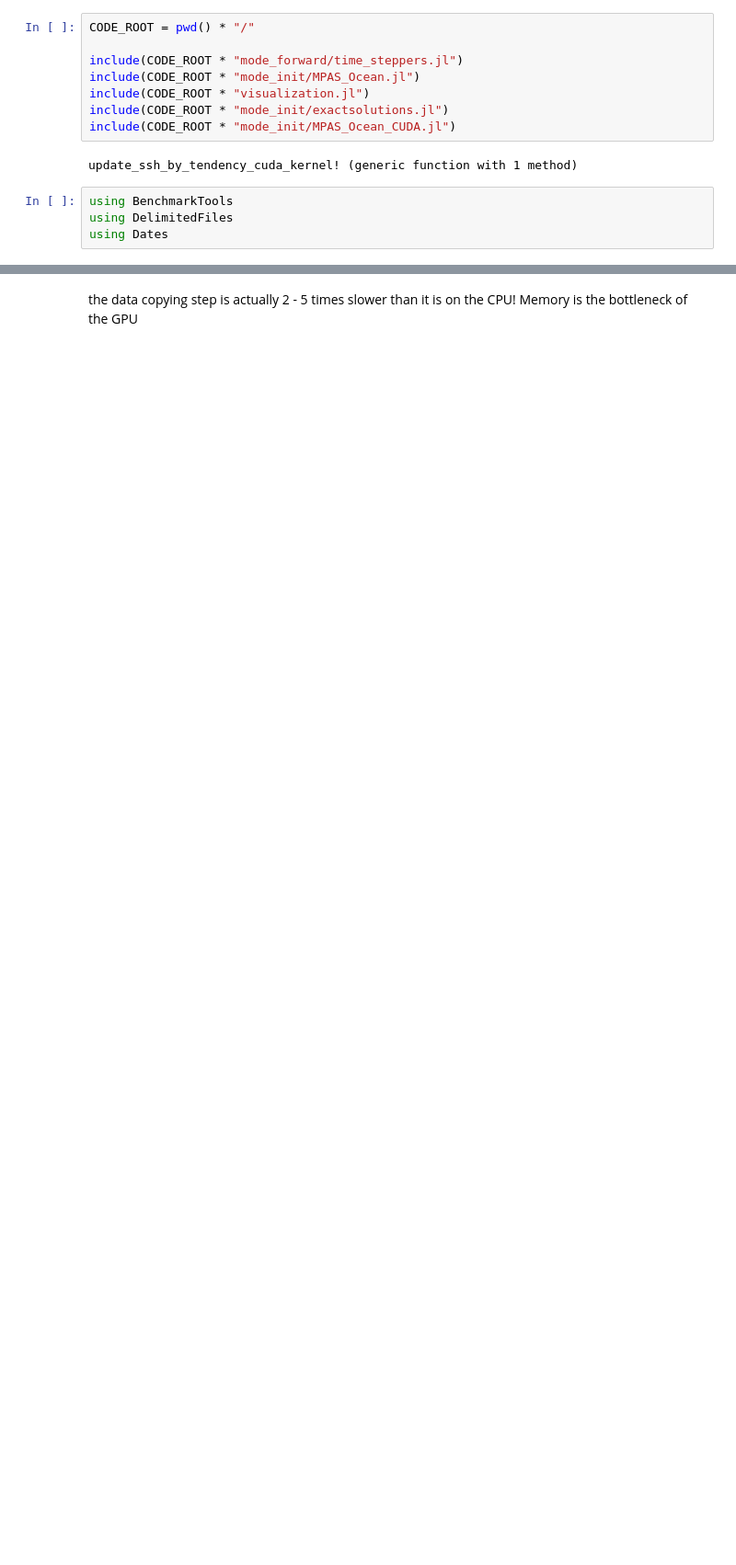
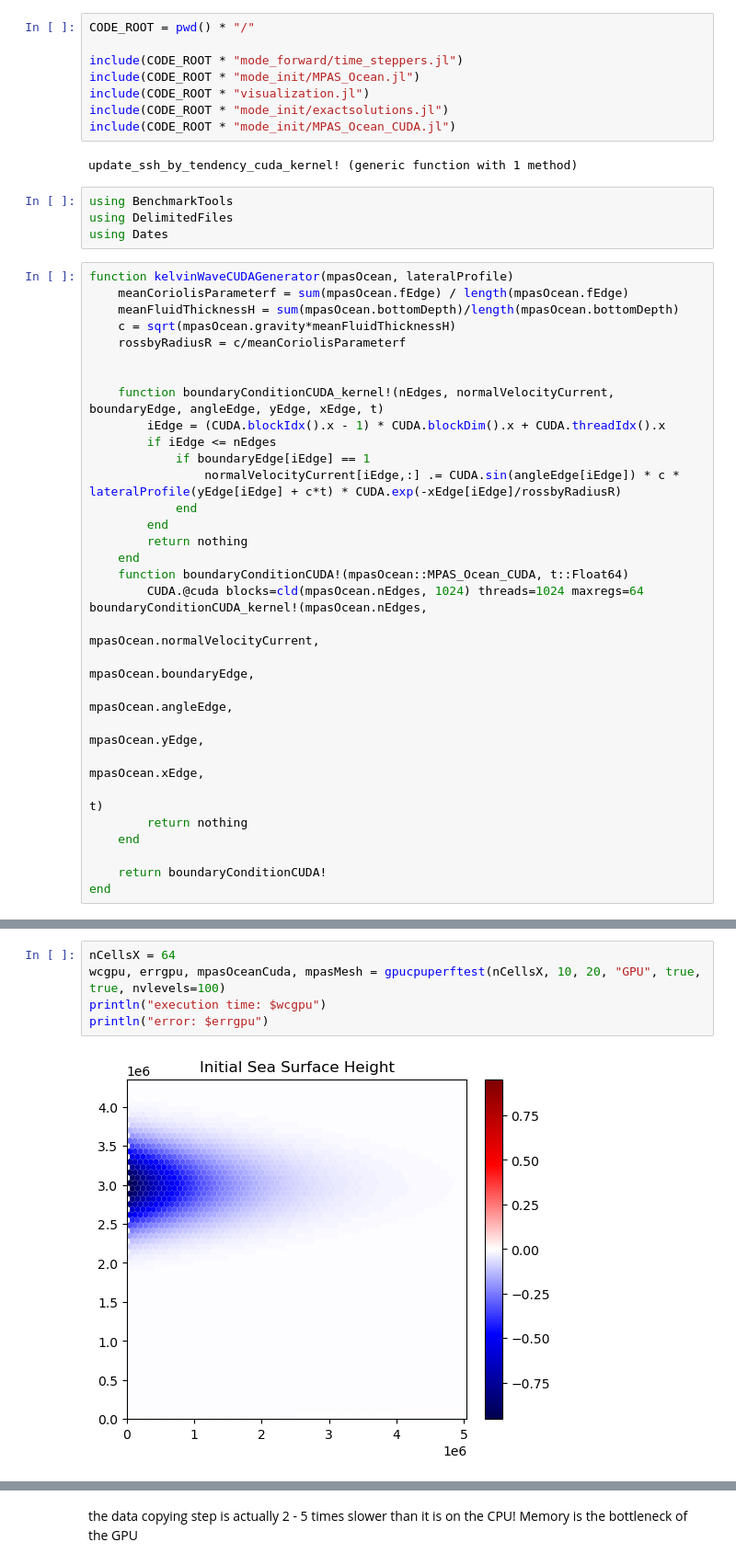
Before and after one commit to robertstrauss/MPAS_Ocean_Julia, a Jupyter notebook: GPU_CPU_performance_comparison_meshes.ipynb, the cells around one changed output, grey strips where cells are left out. Shown at 92% size. Cells and saved outputs as stored; diff of their text form; blank space fills up the shorter version.

```diff
--- a/GPU_CPU_performance_comparison_meshes.ipynb
+++ b/GPU_CPU_performance_comparison_meshes.ipynb
@@ -12,3 +12,33 @@ update_ssh_by_tendency_cuda_kernel! (generic function with 1 method)
 using BenchmarkTools
 using DelimitedFiles
 using Dates
+# %%
+function kelvinWaveCUDAGenerator(mpasOcean, lateralProfile)
+    meanCoriolisParameterf = sum(mpasOcean.fEdge) / length(mpasOcean.fEdge)
+    meanFluidThicknessH = sum(mpasOcean.bottomDepth)/length(mpasOcean.bottomDepth)
+    c = sqrt(mpasOcean.gravity*meanFluidThicknessH)
+    rossbyRadiusR = c/meanCoriolisParameterf
+
+
+    function boundaryConditionCUDA_kernel!(nEdges, normalVelocityCurrent, boundaryEdge, angleEdge, yEdge, xEdge, t)
+        iEdge = (CUDA.blockIdx().x - 1) * CUDA.blockDim().x + CUDA.threadIdx().x
+        if iEdge <= nEdges
+            if boundaryEdge[iEdge] == 1
+                normalVelocityCurrent[iEdge,:] .= CUDA.sin(angleEdge[iEdge]) * c * lateralProfile(yEdge[iEdge] + c*t) * CUDA.exp(-xEdge[iEdge]/rossbyRadiusR)
+            end
+        end
+        return nothing
+    end
+    function boundaryConditionCUDA!(mpasOcean::MPAS_Ocean_CUDA, t::Float64)
+        CUDA.@cuda blocks=cld(mpasOcean.nEdges, 1024) threads=1024 maxregs=64 boundaryConditionCUDA_kernel!(mpasOcean.nEdges,
+                                                                                        mpasOcean.normalVelocityCurrent,
+                                                                                        mpasOcean.boundaryEdge,
+                                                                                        mpasOcean.angleEdge,
+                                                                                        mpasOcean.yEdge,
+                                                                                        mpasOcean.xEdge,
+                                                                                        t)
+        return nothing
+    end
+
+    return boundaryConditionCUDA!
+end
@@ -73,0 +139,7 @@ gpucpuperftest (generic function with 8 methods)
+# %%
+nCellsX = 64
+wcgpu, errgpu, mpasOceanCuda, mpasMesh = gpucpuperftest(nCellsX, 10, 20, "GPU", true, true, nvlevels=100)
+println("execution time: $wcgpu")
+println("error: $errgpu")
+# %% [output]
+[figure, added]
```
Also changed, not shown: parts of 11 cells of this notebook, 27 other files.
